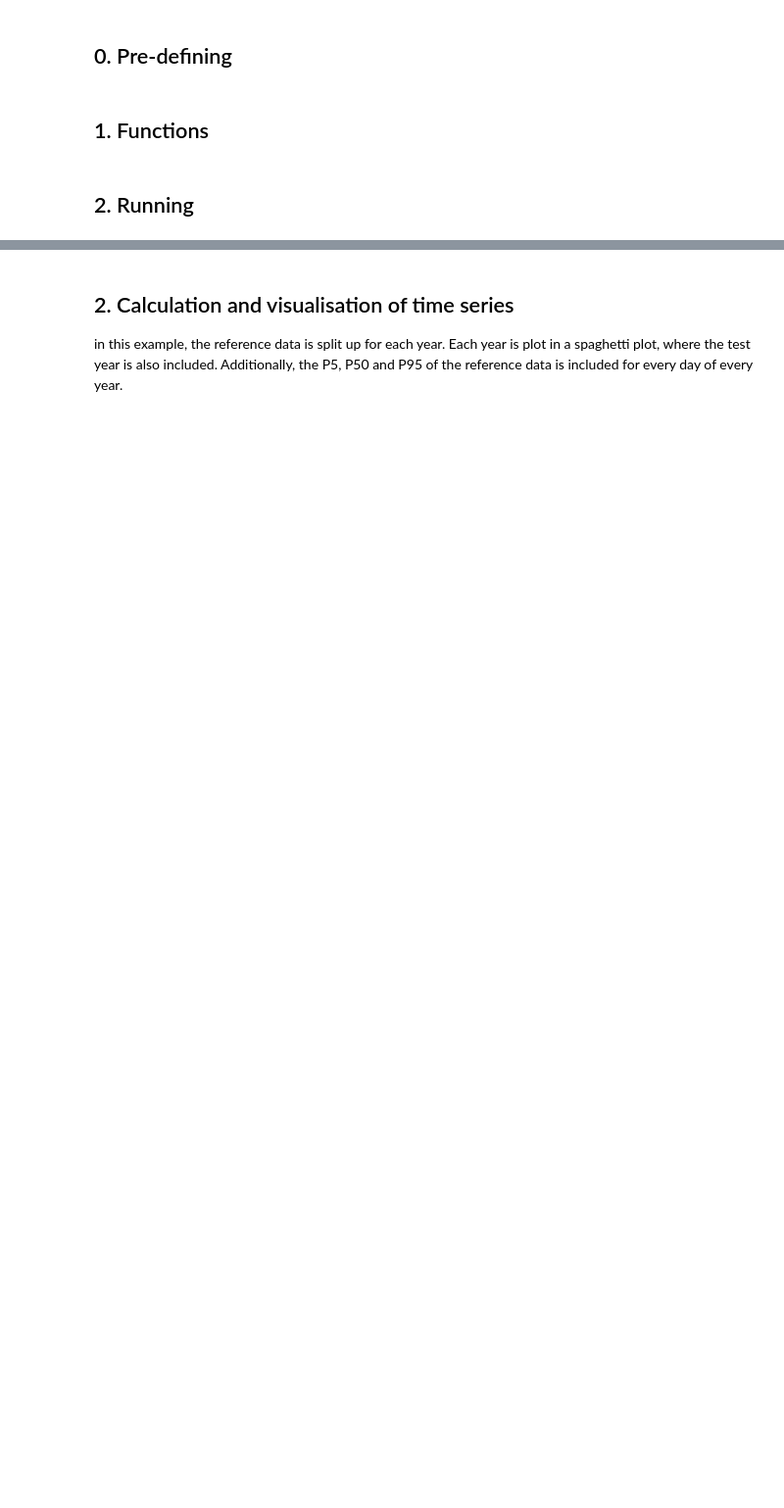
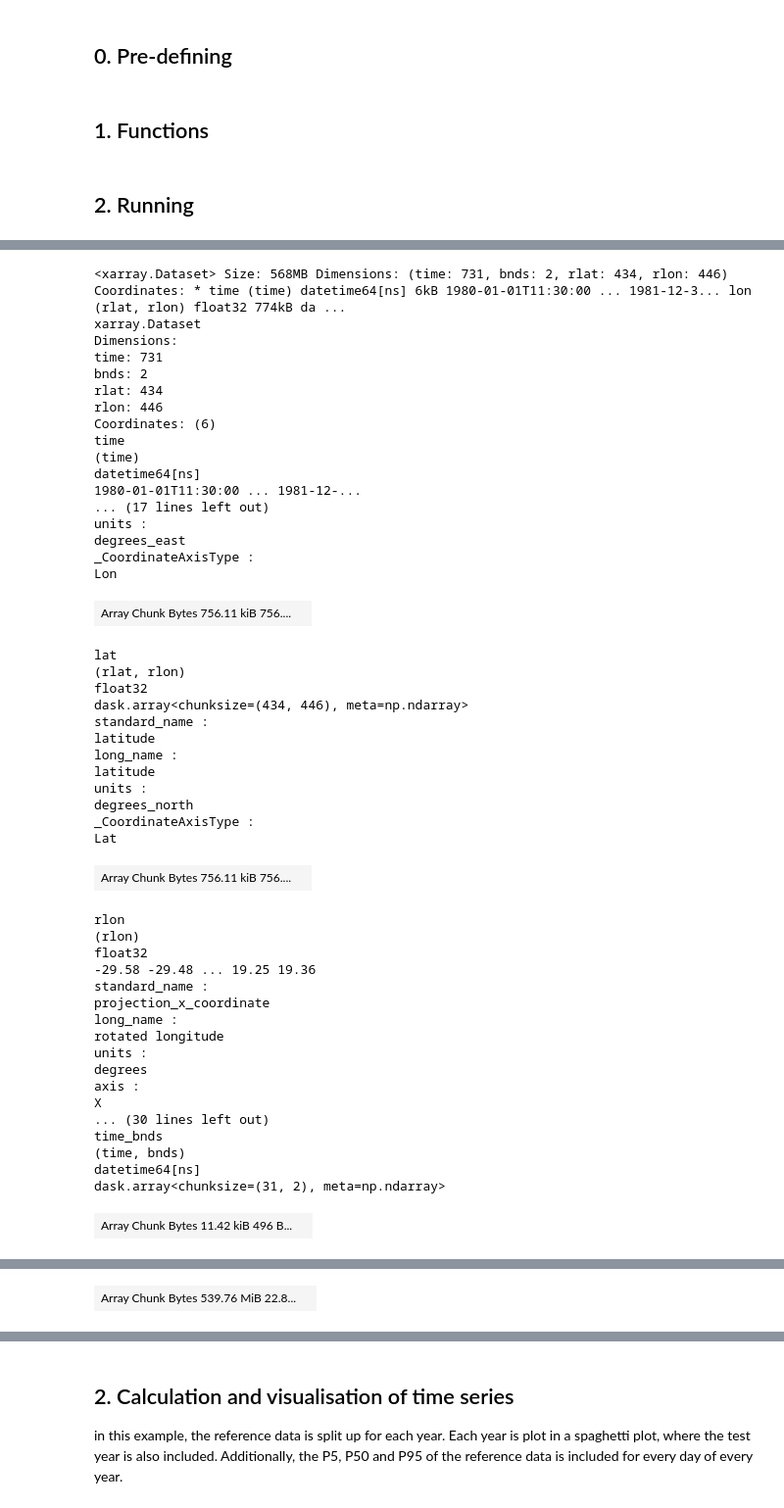
Before and after one commit to CORDEX-be2/ValEnsPy, a Jupyter notebook: evaluation_cclm/cclm_gcm_evaluation_EUR11.ipynb, the cells around one changed output, grey strips where cells are left out. Shown at 98% size. Drawn from its saved outputs; the diff is of its cells as text; code cells hidden in the pictures; blank space fills up the shorter version.

```diff
--- a/evaluation_cclm/cclm_gcm_evaluation_EUR11.ipynb
+++ b/evaluation_cclm/cclm_gcm_evaluation_EUR11.ipynb
@@ -73,4 +287,7 @@ model = "CCLM"
 
 variable = 'tas'
 daily_statistic = "mean"
-da_eval = manager.load_data(model, [variable], period = [1980, 1982], freq="monthly", path_identifiers=[experiment, daily_statistic])
+da_eval = manager.load_data(model, [variable], period = [1980,1981], freq="monthly", path_identifiers=[experiment, daily_statistic])
+da_eval
+# for 3 years: took around 3.5 minutes: 3 for finding folder 20s for loading data
+# %% [output]
@@ -76,0 +311,49 @@ da_eval = manager.load_data(model, [variable], period = [1980, 1982], freq="mont
+<xarray.Dataset> Size: 568MB Dimensions: (time: 731, bnds: 2, rlat: 434, rlon: 446) Coordinates: * time (time) datetime64[ns] 6kB 1980-01-01T11:30:00 ... 1981-12-3... lon (rlat, rlon) float32 774kB da ...
+xarray.Dataset
+Dimensions:
+time: 731
+bnds: 2
+rlat: 434
+rlon: 446
+Coordinates: (6)
+time
+(time)
+datetime64[ns]
+1980-01-01T11:30:00 ... 1981-12-...
+... (17 lines left out)
+units :
+degrees_east
+_CoordinateAxisType :
+Lon
+| Array Chunk Bytes 756.11 kiB 756.... |  |
+lat
+(rlat, rlon)
+float32
+dask.array<chunksize=(434, 446), meta=np.ndarray>
+standard_name :
+latitude
+long_name :
+latitude
+units :
+degrees_north
+_CoordinateAxisType :
+Lat
+| Array Chunk Bytes 756.11 kiB 756.... |  |
+rlon
+(rlon)
+float32
+-29.58 -29.48 ... 19.25 19.36
+standard_name :
+projection_x_coordinate
+long_name :
+rotated longitude
+units :
+degrees
+axis :
+X
+... (30 lines left out)
+time_bnds
+(time, bnds)
+datetime64[ns]
+dask.array<chunksize=(31, 2), meta=np.ndarray>
+| Array Chunk Bytes 11.42 kiB 496 B... |  |
@@ -76,0 +377 @@ da_eval = manager.load_data(model, [variable], period = [1980, 1982], freq="mont
+| Array Chunk Bytes 539.76 MiB 22.8... |  |
```
Also changed, not shown: parts of 12 cells of this notebook.
